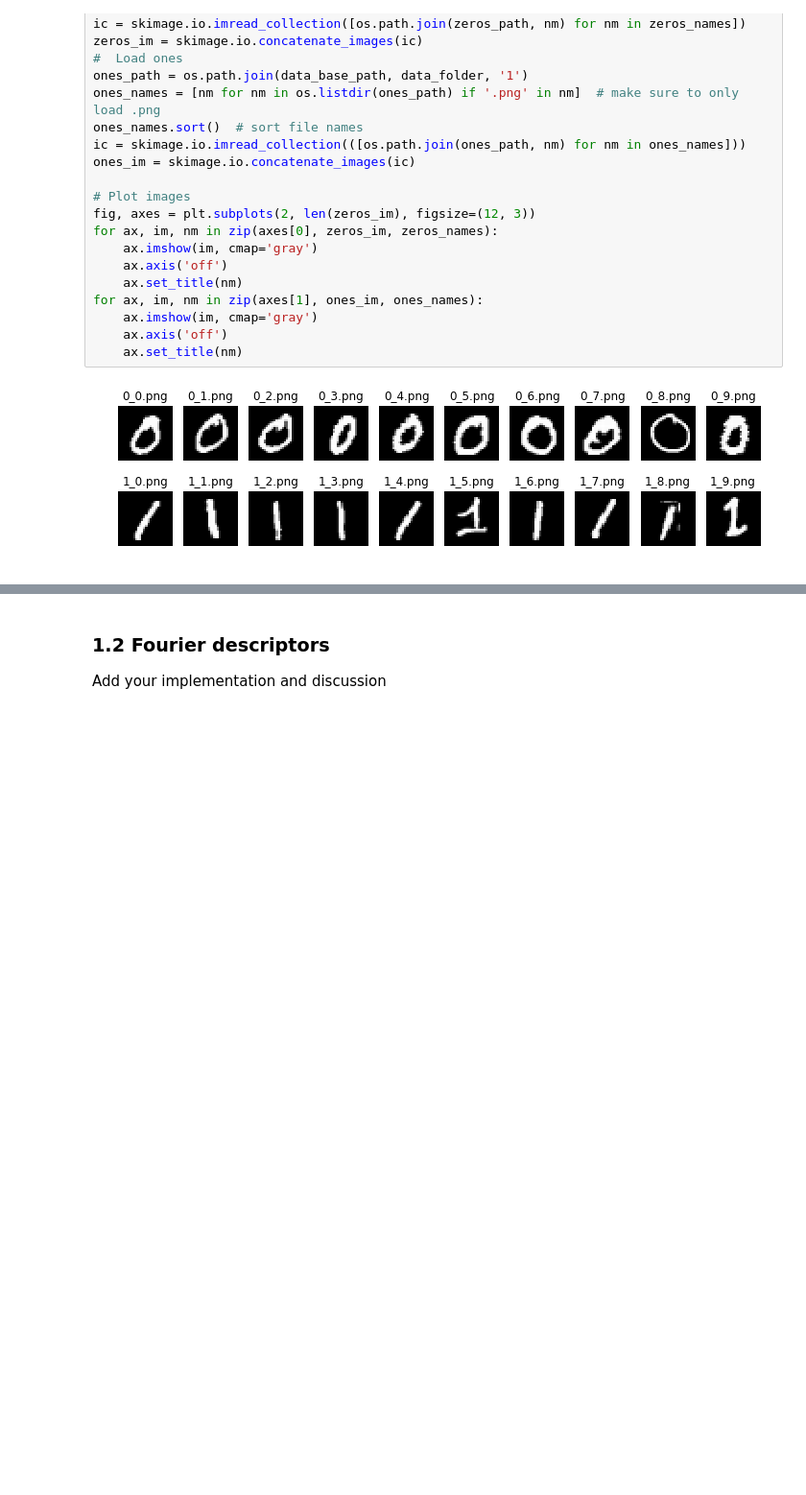
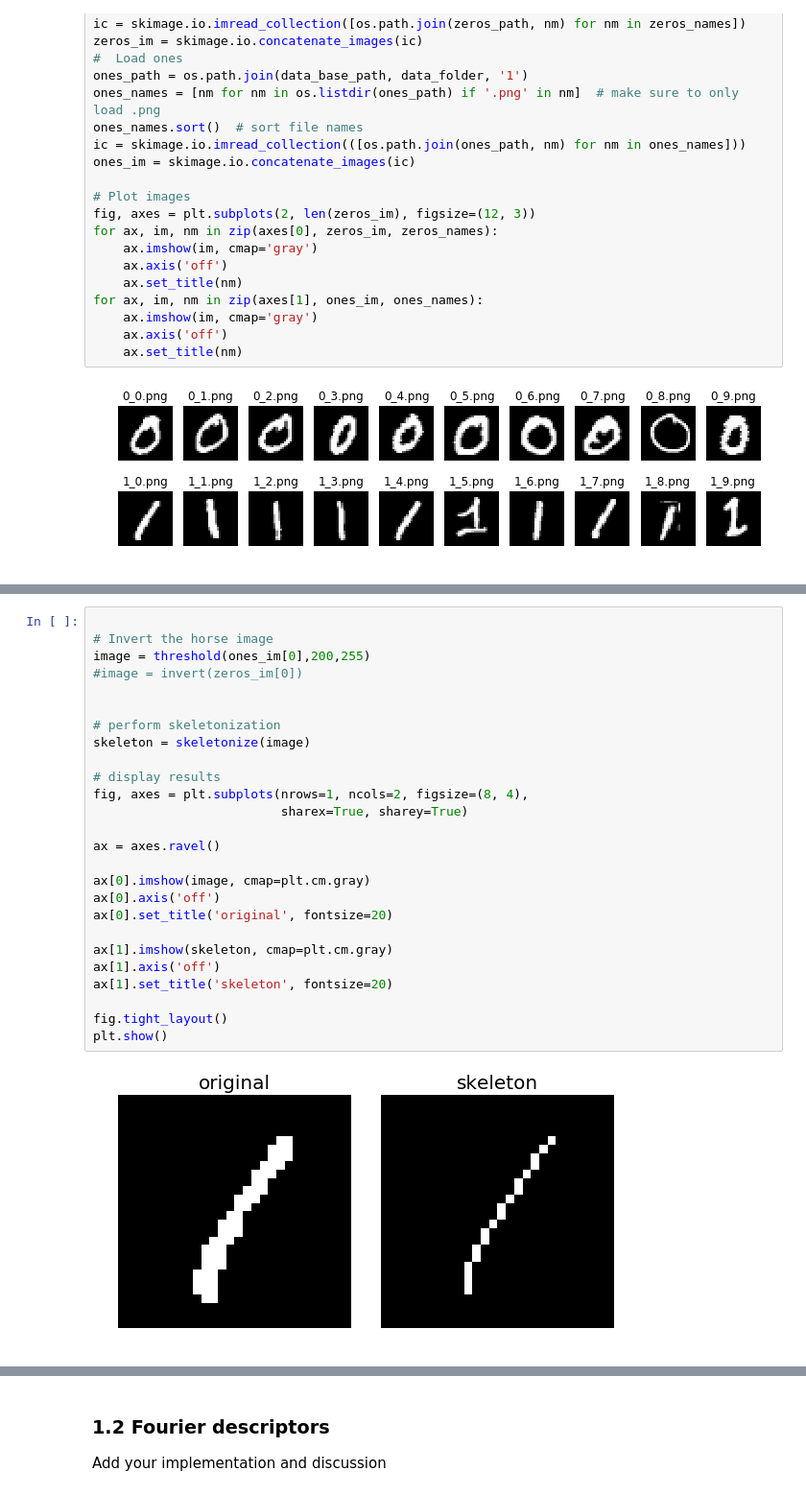
Before and after one commit to emmwel/img_an_pat_rec, a Jupyter notebook: labs/lab_02_object_description.ipynb, the cells around one changed output, grey strips where cells are left out. Shown: that part at 96% size. Drawn from its saved outputs; the diff is of its cells as text; blank space fills up the shorter version.

```diff
--- a/labs/lab_02_object_description.ipynb
+++ b/labs/lab_02_object_description.ipynb
@@ -74,0 +101,28 @@ for ax, im, nm in zip(axes[1], ones_im, ones_names):
+# %%
+
+# Invert the horse image
+image = threshold(ones_im[0],200,255)
+#image = invert(zeros_im[0])
+
+
+# perform skeletonization
+skeleton = skeletonize(image)
+
+# display results
+fig, axes = plt.subplots(nrows=1, ncols=2, figsize=(8, 4),
+                         sharex=True, sharey=True)
+
+ax = axes.ravel()
+
+ax[0].imshow(image, cmap=plt.cm.gray)
+ax[0].axis('off')
+ax[0].set_title('original', fontsize=20)
+
+ax[1].imshow(skeleton, cmap=plt.cm.gray)
+ax[1].axis('off')
+ax[1].set_title('skeleton', fontsize=20)
+
+fig.tight_layout()
+plt.show()
+# %% [output]
+[figure, added]
```
Also changed, not shown: parts of 15 cells of this notebook.
